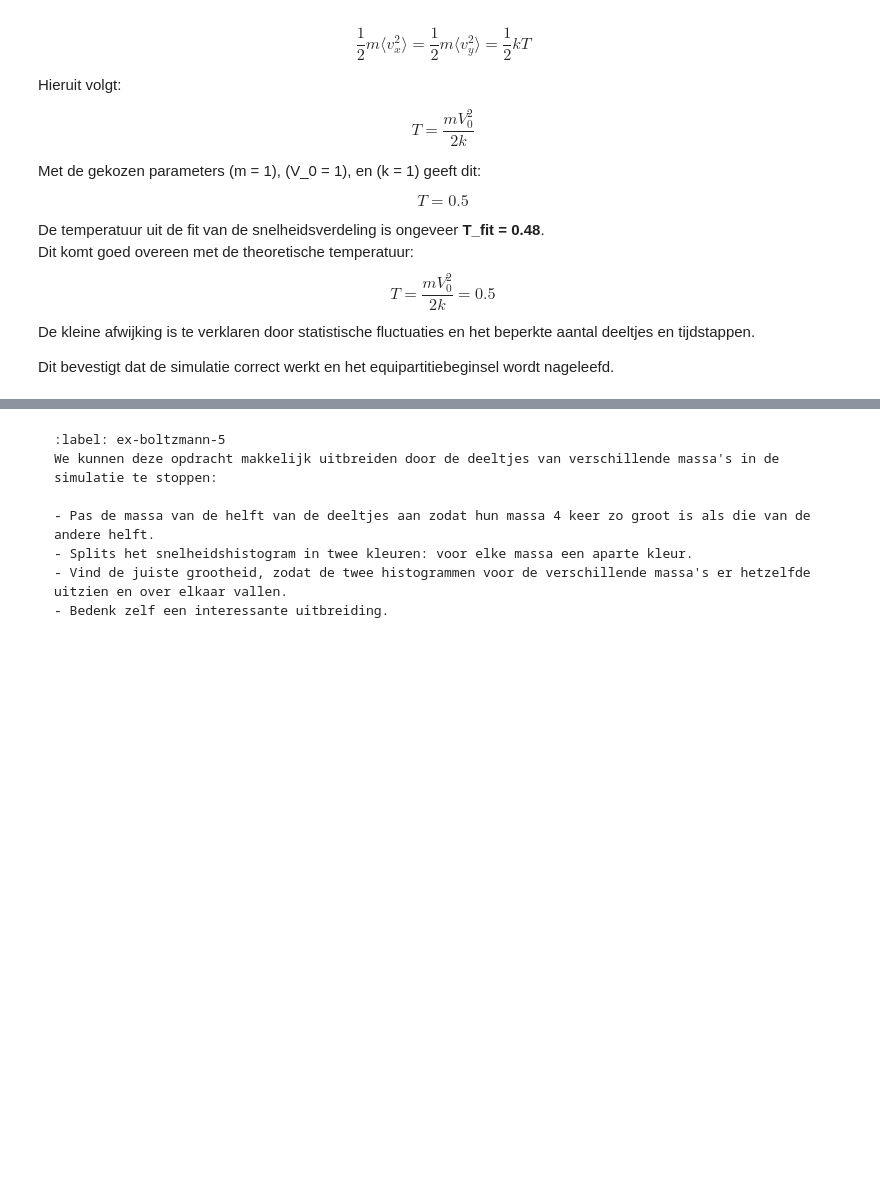
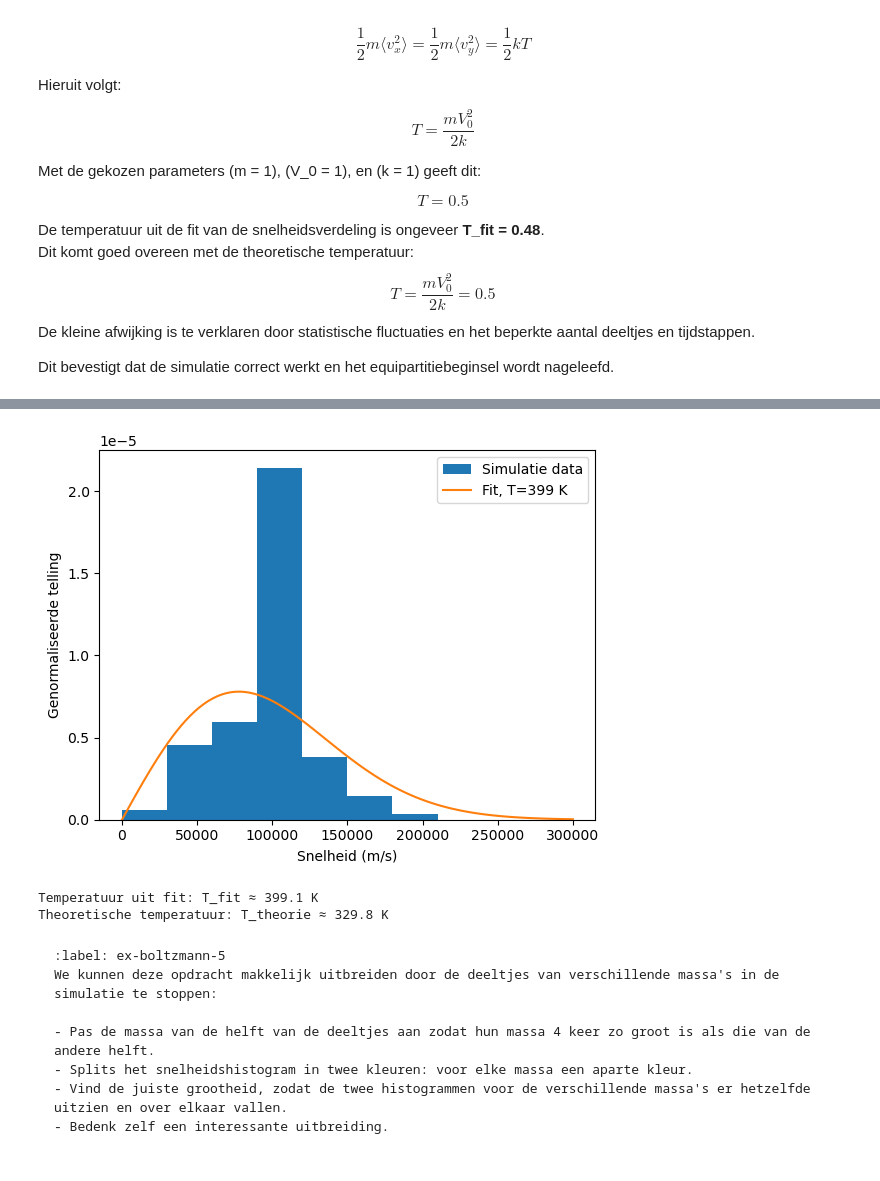
Before and after one commit to llotto123/IP2, a Jupyter notebook: Content/PySim/6_boltzmann.ipynb, the cells around one changed output, grey strips where cells are left out. Cells and saved outputs as stored; diff of their text form; code cells hidden in the pictures; blank space fills up the shorter version.

````diff
--- a/Content/PySim/6_boltzmann.ipynb
+++ b/Content/PySim/6_boltzmann.ipynb
@@ -443,3 +439,69 @@ tuple
+# %%
+import numpy as np
+import matplotlib.pyplot as plt
+from scipy.optimize import curve_fit
+
+# --- Fysische constanten ---
+m_e = 9.109e-31        # kg, massa van elektron
+k_B = 1.381e-23        # J/K, Boltzmannconstante
+
+# --- Simulatieparameters ---
+N = 40
+V_0 = 1e5              # m/s, beginsnelheid van deeltjes
+BOX_SIZE_0 = 1e-6      # meter, doosgrootte (voorbeeld)
+RADIUS = 1e-8          # meter, straal van deeltjes
+DT = 0.1 * RADIUS / V_0
+
+# --- Tijdstappen instellen ---
+T_MAX = 2 * BOX_SIZE_0 / V_0
+num_steps = int(T_MAX / DT)
+
+# --- Functie voor 2D Maxwell-Boltzmann verdeling ---
+def f_2D(v, T, m=m_e, k=k_B):
+    return (m * v) / (k * T) * np.exp(-m * v**2 / (2 * k * T))
+
+# --- Histogram initialiseren ---
+num_bins = 10
+tot_counts = np.zeros(num_bins, dtype=float)
+particles = []
+create_uniform_particles(particles)  # jouw functie, maar met V_0 in m/s
+
+# --- Simulatie ---
+for i in range(num_steps):
+    take_time_step(particles)
+    if i % 250 == 0:
+        speeds = [np.linalg.norm(p.v) for p in particles]
+        partial_counts, bins = np.histogram(speeds, bins=num_bins, density=True, range=[0, 3*V_0])
+        tot_counts += partial_counts
+
+norm_counts = tot_counts / (num_steps // 250)
+
+# --- Centrale binwaarden voor fit ---
+bin_centers = 0.5 * (bins[:-1] + bins[1:])
+
+# --- Fit uitvoeren ---
+popt, pcov = curve_fit(f_2D, bin_centers, norm_counts, p0=[1000])  # startwaarde T = 1000 K
+T_fit = popt[0]
+
+# --- Plotten ---
+plt.figure()
+plt.stairs(norm_counts, bins, fill=True, label='Simulatie data')
+v_fit = np.linspace(0, bins[-1], 100)
+plt.plot(v_fit, f_2D(v_fit, T_fit), label=f'Fit, T={T_fit:.0f} K')
+plt.xlabel('Snelheid (m/s)')
+plt.ylabel('Genormaliseerde telling')
+plt.legend()
+plt.show()
+
+print(f"Temperatuur uit fit: T_fit ≈ {T_fit:.1f} K")
+
+# --- Theoretische temperatuur ---
+T_theorie = m_e * V_0**2 / (2 * k_B)
+print(f"Theoretische temperatuur: T_theorie ≈ {T_theorie:.1f} K")
+# %% [output]
+[figure, added]
+Temperatuur uit fit: T_fit ≈ 399.1 K
+Theoretische temperatuur: T_theorie ≈ 329.8 K
 # %% [markdown]
 ```{exercise} 🌶 Uitbreiding
 :label: ex-boltzmann-5
````
Also changed, not shown: parts of 6 cells of this notebook.
